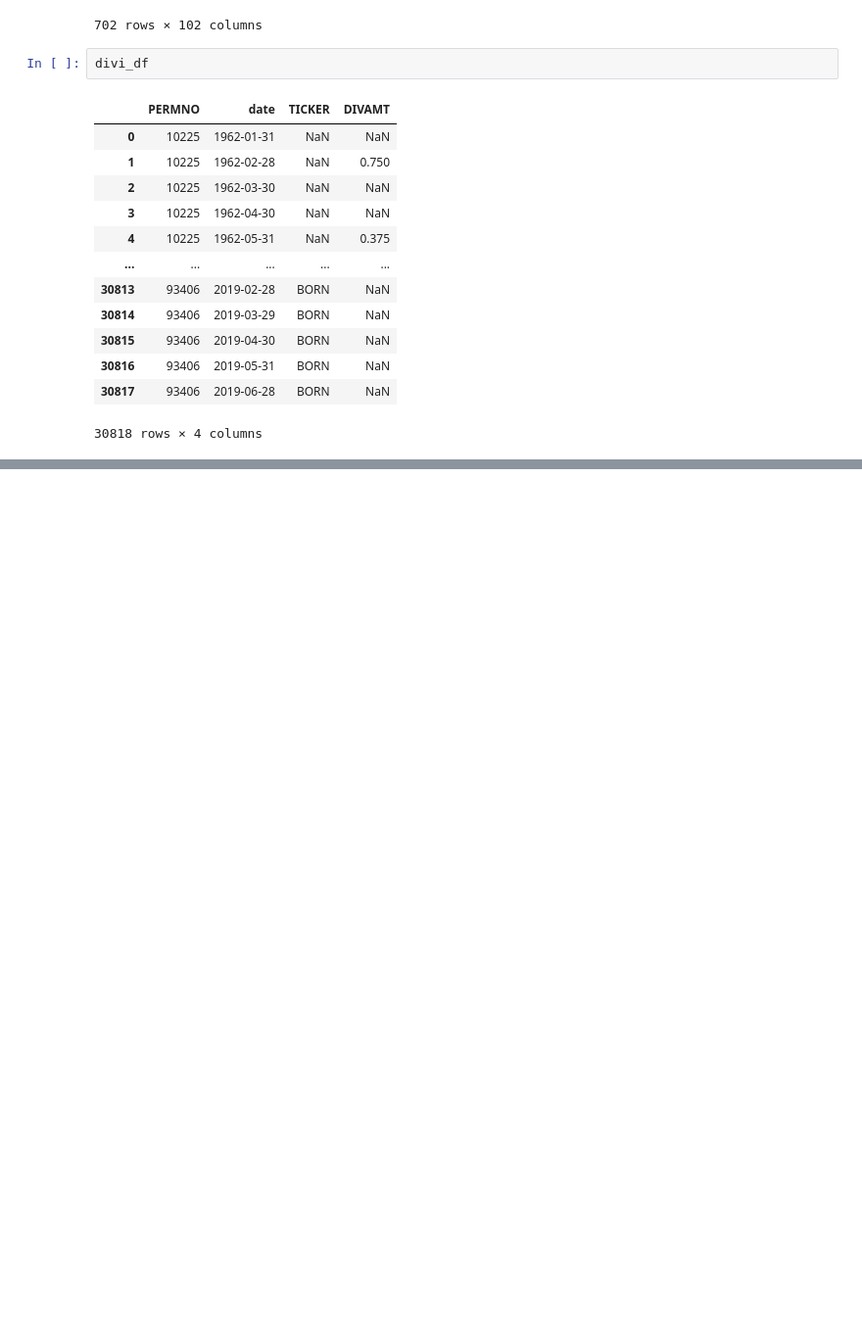
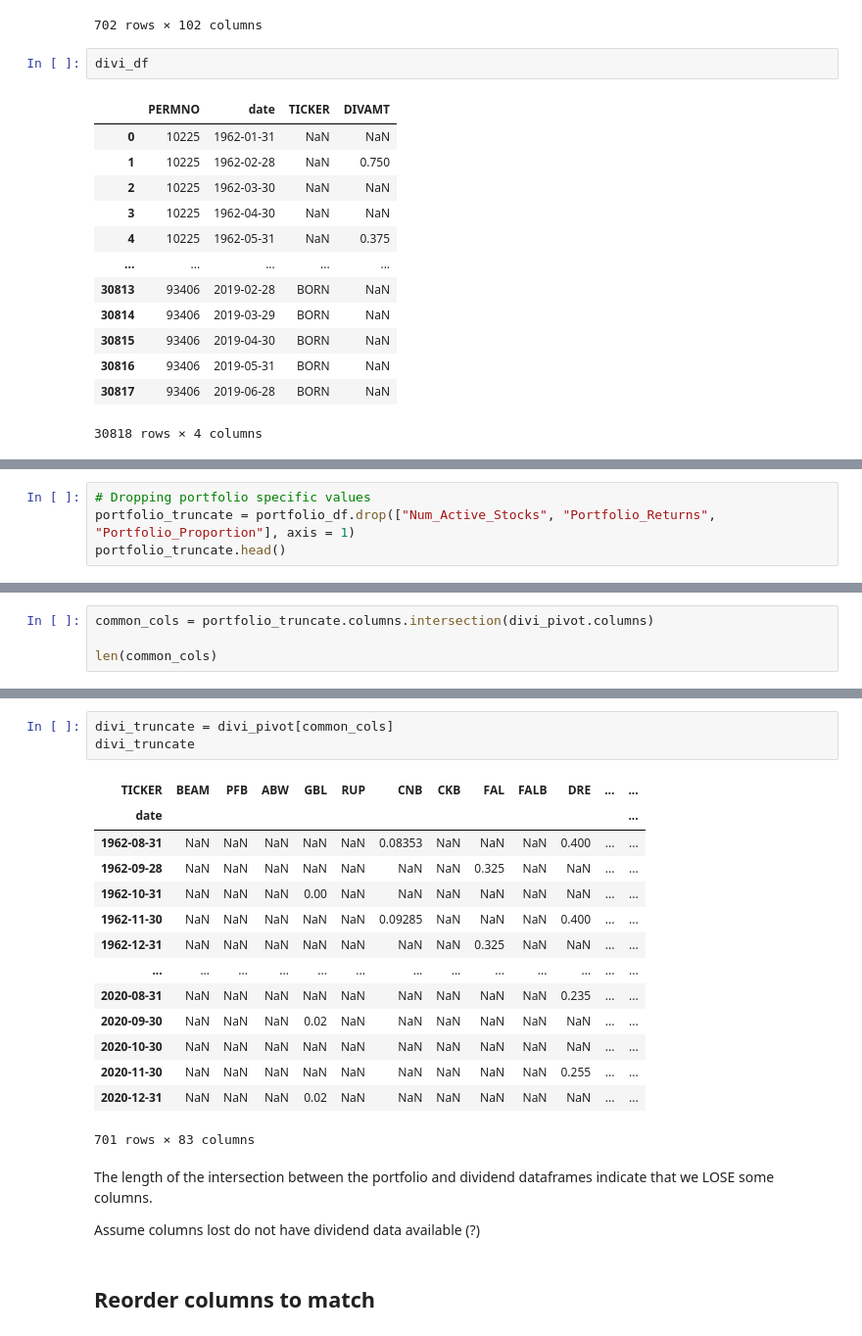
Before and after one commit to statistactics/sin-stocks, a Jupyter notebook: INCLUDING_DIVI_RFR.ipynb, the cells around one changed output, grey strips where cells are left out. Shown at 98% size. Drawn from its saved outputs; the diff is of its cells as text; blank space fills up the shorter version.

```diff
--- a/INCLUDING_DIVI_RFR.ipynb
+++ b/INCLUDING_DIVI_RFR.ipynb
@@ -122,0 +169,4 @@ divi_df.pivot_table(index = divi_df["date"], columns = "TICKER", values = "DIVAM
+# %%
+# Dropping portfolio specific values
+portfolio_truncate = portfolio_df.drop(["Num_Active_Stocks", "Portfolio_Returns", "Portfolio_Proportion"], axis = 1)
+portfolio_truncate.head()
@@ -122,0 +181,4 @@ divi_df.pivot_table(index = divi_df["date"], columns = "TICKER", values = "DIVAM
+# %%
+common_cols = portfolio_truncate.columns.intersection(divi_pivot.columns)
+
+len(common_cols)
@@ -122,0 +198,24 @@ divi_df.pivot_table(index = divi_df["date"], columns = "TICKER", values = "DIVAM
+# %%
+divi_truncate = divi_pivot[common_cols]
+divi_truncate
+# %% [output]
+| TICKER | BEAM | PFB | ABW | GBL | RUP | CNB | CKB | FAL | FALB | DRE | ... | ... |
+| date |  |  |  |  |  |  |  |  |  |  |  | ... |
+| 1962-08-31 | NaN | NaN | NaN | NaN | NaN | 0.08353 | NaN | NaN | NaN | 0.400 | ... | ... |
+| 1962-09-28 | NaN | NaN | NaN | NaN | NaN | NaN | NaN | 0.325 | NaN | NaN | ... | ... |
+| 1962-10-31 | NaN | NaN | NaN | 0.00 | NaN | NaN | NaN | NaN | NaN | NaN | ... | ... |
+| 1962-11-30 | NaN | NaN | NaN | NaN | NaN | 0.09285 | NaN | NaN | NaN | 0.400 | ... | ... |
+| 1962-12-31 | NaN | NaN | NaN | NaN | NaN | NaN | NaN | 0.325 | NaN | NaN | ... | ... |
+| ... | ... | ... | ... | ... | ... | ... | ... | ... | ... | ... | ... | ... |
+| 2020-08-31 | NaN | NaN | NaN | NaN | NaN | NaN | NaN | NaN | NaN | 0.235 | ... | ... |
+| 2020-09-30 | NaN | NaN | NaN | 0.02 | NaN | NaN | NaN | NaN | NaN | NaN | ... | ... |
+| 2020-10-30 | NaN | NaN | NaN | NaN | NaN | NaN | NaN | NaN | NaN | NaN | ... | ... |
+| 2020-11-30 | NaN | NaN | NaN | NaN | NaN | NaN | NaN | NaN | NaN | 0.255 | ... | ... |
+| 2020-12-31 | NaN | NaN | NaN | 0.02 | NaN | NaN | NaN | NaN | NaN | NaN | ... | ... |
+701 rows × 83 columns
+# %% [markdown]
+The length of the intersection between the portfolio and dividend dataframes indicate that we LOSE some columns.
+
+Assume columns lost do not have dividend data available (?)
+# %% [markdown]
+## Reorder columns to match
```
Also changed, not shown: parts of 14 cells of this notebook, 2 other files.
